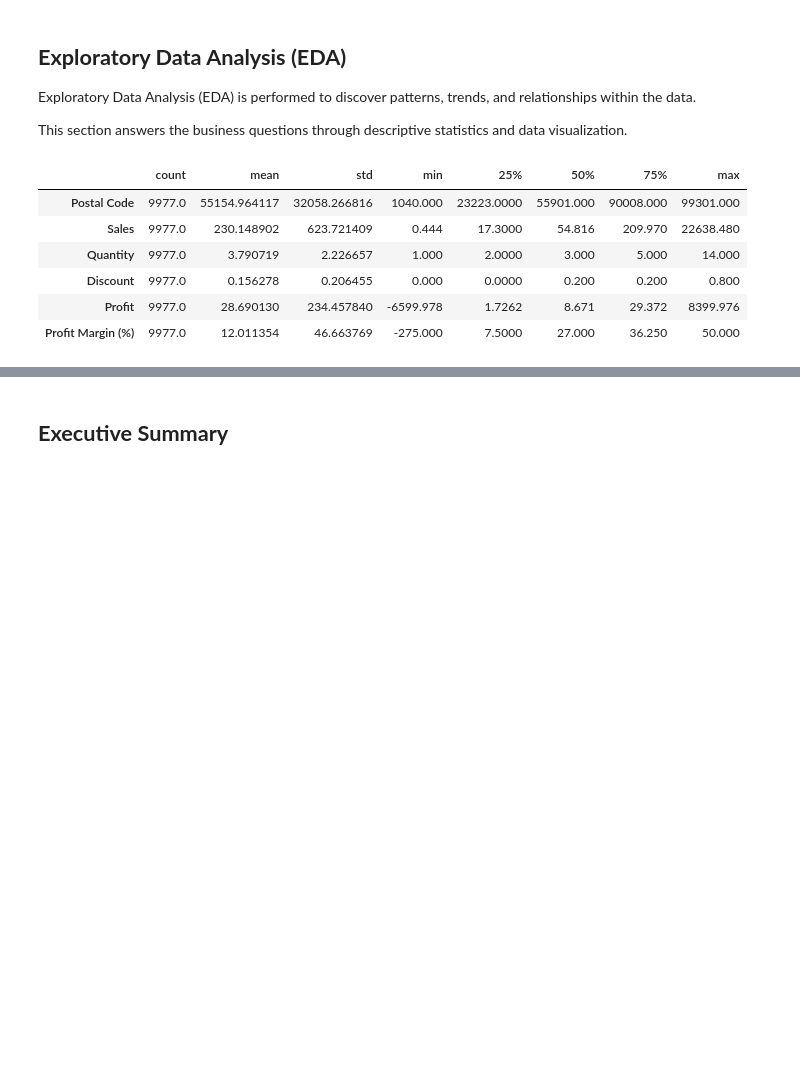
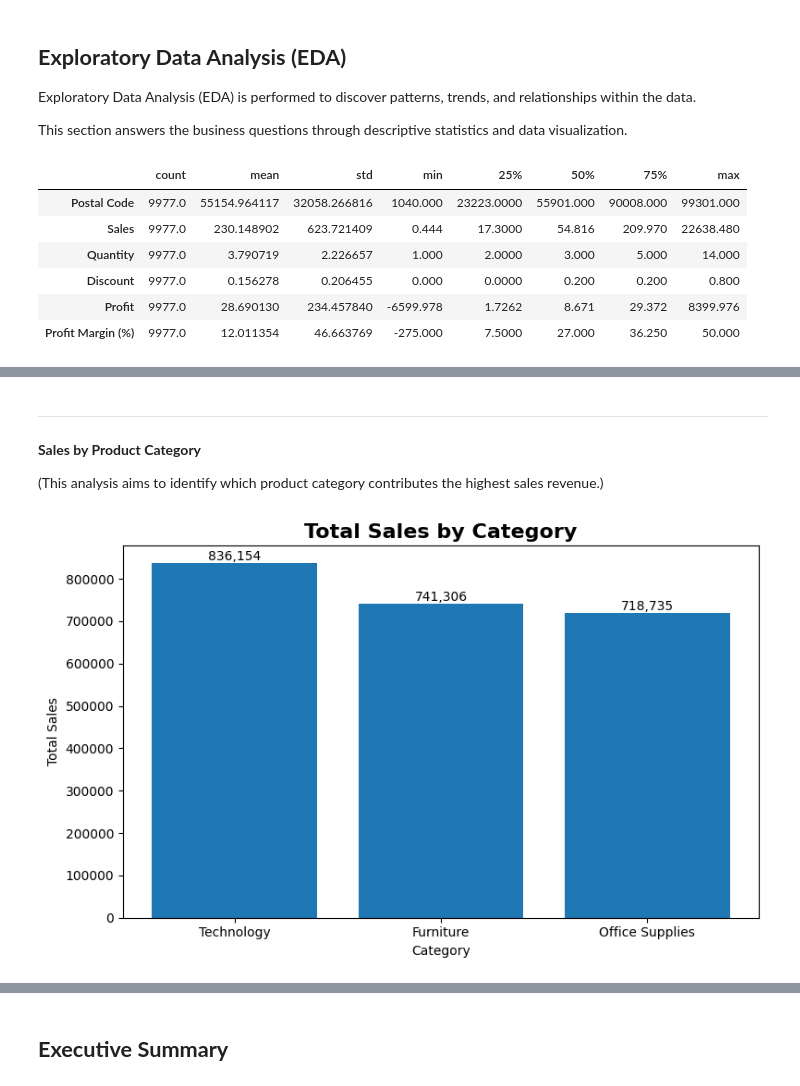
Before and after one commit to azahratawp-ctrl/Ecommerce-Sales-Analysis, a Jupyter notebook: E_CommerceSalesAnalysis.ipynb, the cells around one changed output, grey strips where cells are left out. Drawn from its saved outputs; the diff is of its cells as text; code cells hidden in the pictures; blank space fills up the shorter version.

```diff
--- a/E_CommerceSalesAnalysis.ipynb
+++ b/E_CommerceSalesAnalysis.ipynb
@@ -535,0 +333,40 @@ plt.show()
+# %% [markdown]
+----------------------------------
+# %% [markdown]
+**Sales by Product Category**
+
+(This analysis aims to identify which product category contributes the highest sales revenue.)
+# %%
+sales_category = (
+    df_clean.groupby("Category")["Sales"]
+    .sum()
+    .sort_values(ascending=False)
+)
+
+plt.figure(figsize=(8,5))
+
+bars = plt.bar(
+    sales_category.index,
+    sales_category.values
+)
+
+plt.title("Total Sales by Category", fontsize=16, fontweight="bold")
+plt.xlabel("Category")
+plt.ylabel("Total Sales")
+
+# Menampilkan nilai di atas batang
+for bar in bars:
+    height = bar.get_height()
+    plt.text(
+        bar.get_x() + bar.get_width()/2,
+        height,
+        f"{height:,.0f}",
+        ha="center",
+        va="bottom",
+        fontsize=10
+    )
+
+plt.tight_layout()
+plt.show()
+# %% [output]
+[figure, added]
```
Also changed, not shown: parts of 71 cells of this notebook.
